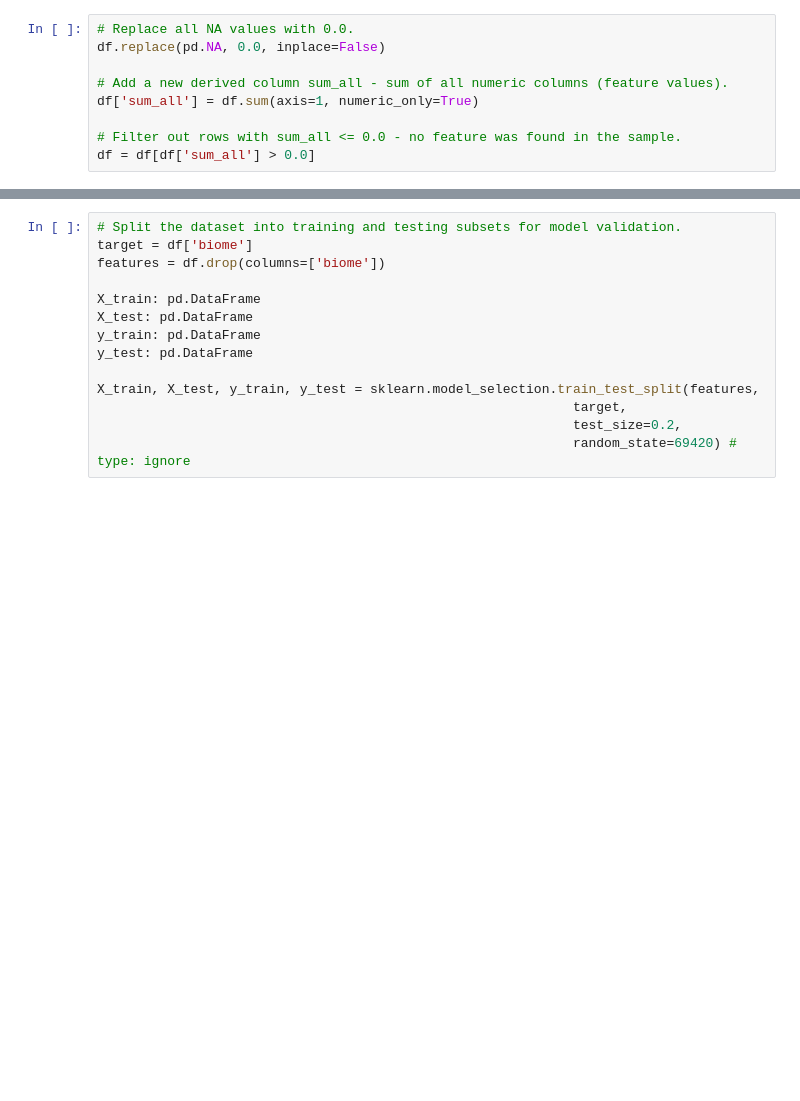
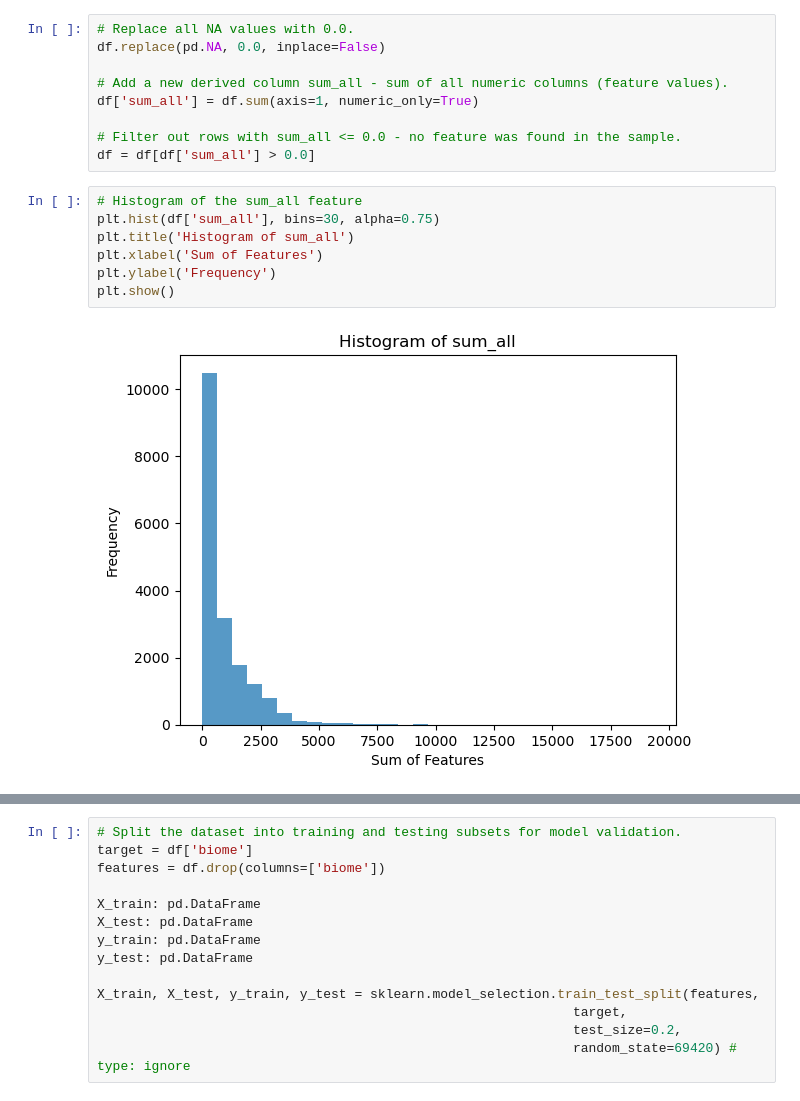
Before and after one commit to MrkMrk00/python-ds, a Jupyter notebook: ecosystem-classification.ipynb, the cells around one changed output, grey strips where cells are left out. Cells and saved outputs as stored; diff of their text form; blank space fills up the shorter version.

Commit message:
histograms added

```diff
--- a/ecosystem-classification.ipynb
+++ b/ecosystem-classification.ipynb
@@ -27,3 +44,12 @@ df['sum_all'] = df.sum(axis=1, numeric_only=True)
 
 # Filter out rows with sum_all <= 0.0 - no feature was found in the sample.
 df = df[df['sum_all'] > 0.0]
+# %%
+# Histogram of the sum_all feature
+plt.hist(df['sum_all'], bins=30, alpha=0.75)
+plt.title('Histogram of sum_all')
+plt.xlabel('Sum of Features')
+plt.ylabel('Frequency')
+plt.show()
+# %% [output]
+[figure, added]
```
Also changed, not shown: parts of 6 cells of this notebook.
